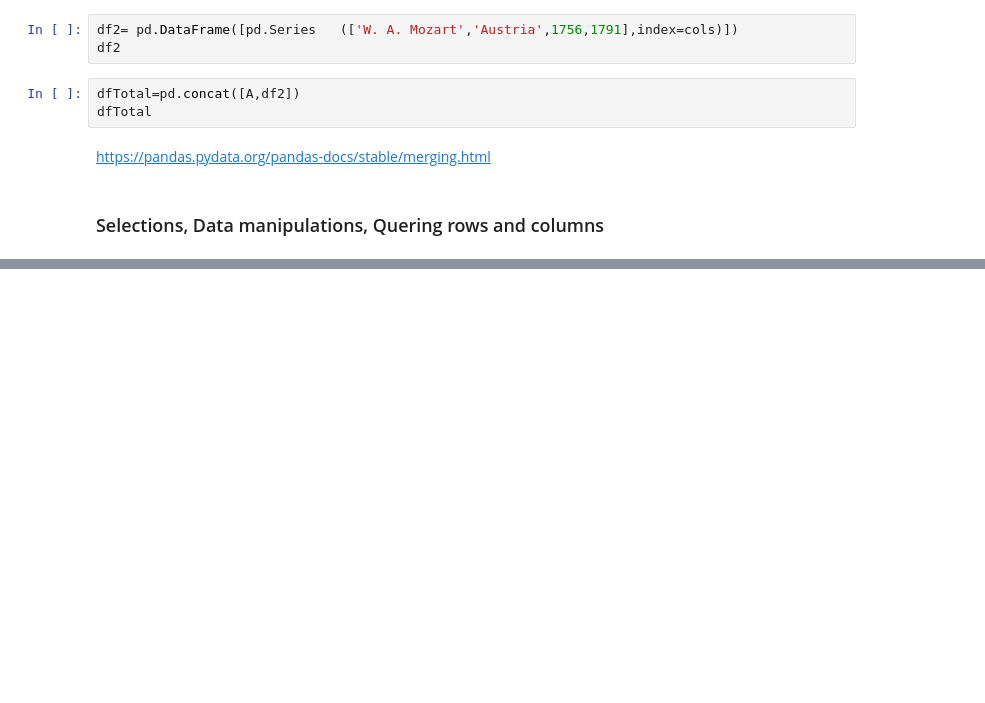
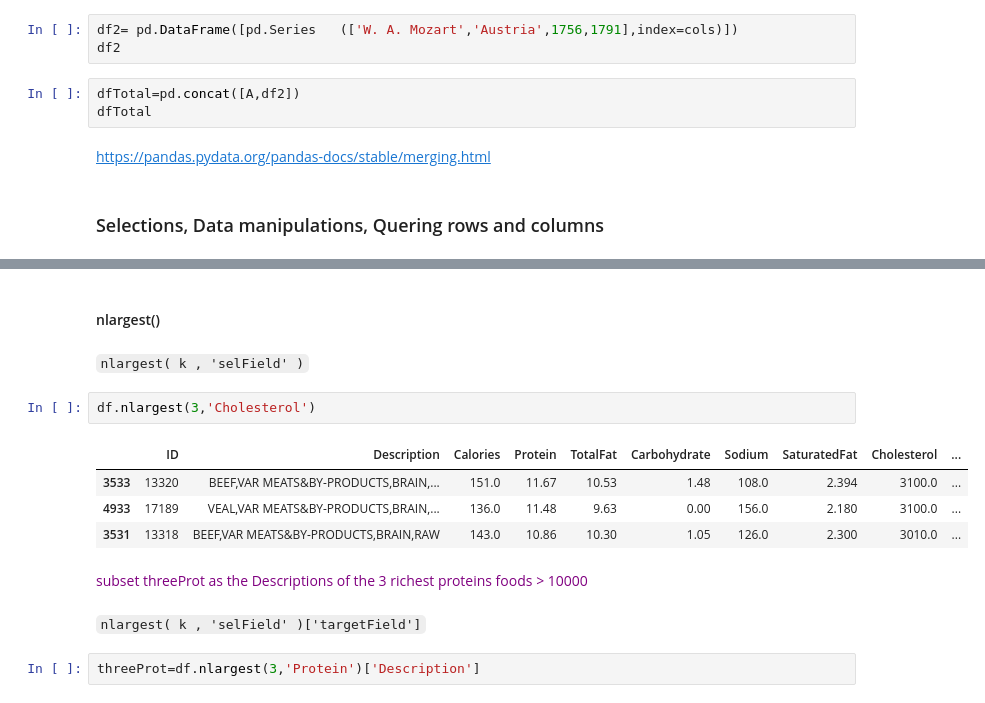
Before and after one commit to chezydan/pytopics, a Jupyter notebook: Pandas.ipynb, the cells around one changed output, grey strips where cells are left out. Saved outputs shown, nothing was run; the diff lists cells and outputs as text; blank space fills up the shorter version.

```diff
--- a/Pandas.ipynb
+++ b/Pandas.ipynb
@@ -467,0 +570,17 @@ https://pandas.pydata.org/pandas-docs/stable/merging.html
+# %% [markdown]
+<h4> nlargest() </h4>
+# %% [markdown]
+ `nlargest( k , 'selField' )`
+# %%
+df.nlargest(3,'Cholesterol')
+# %% [output]
+|  | ID | Description | Calories | Protein | TotalFat | Carbohydrate | Sodium | SaturatedFat | Cholesterol | ... |
+| 3533 | 13320 | BEEF,VAR MEATS&BY-PRODUCTS,BRAIN,... | 151.0 | 11.67 | 10.53 | 1.48 | 108.0 | 2.394 | 3100.0 | ... |
+| 4933 | 17189 | VEAL,VAR MEATS&BY-PRODUCTS,BRAIN,... | 136.0 | 11.48 | 9.63 | 0.00 | 156.0 | 2.180 | 3100.0 | ... |
+| 3531 | 13318 | BEEF,VAR MEATS&BY-PRODUCTS,BRAIN,RAW | 143.0 | 10.86 | 10.30 | 1.05 | 126.0 | 2.300 | 3010.0 | ... |
+# %% [markdown]
+<p> <span style ="color:purple">subset  threeProt as the Descriptions of the 3 richest proteins foods > 10000</span>
+# %% [markdown]
+`nlargest( k , 'selField' )['targetField']`
+# %%
+threeProt=df.nlargest(3,'Protein')['Description']
```
Also changed, not shown: parts of 23 cells of this notebook, 4 other files.
